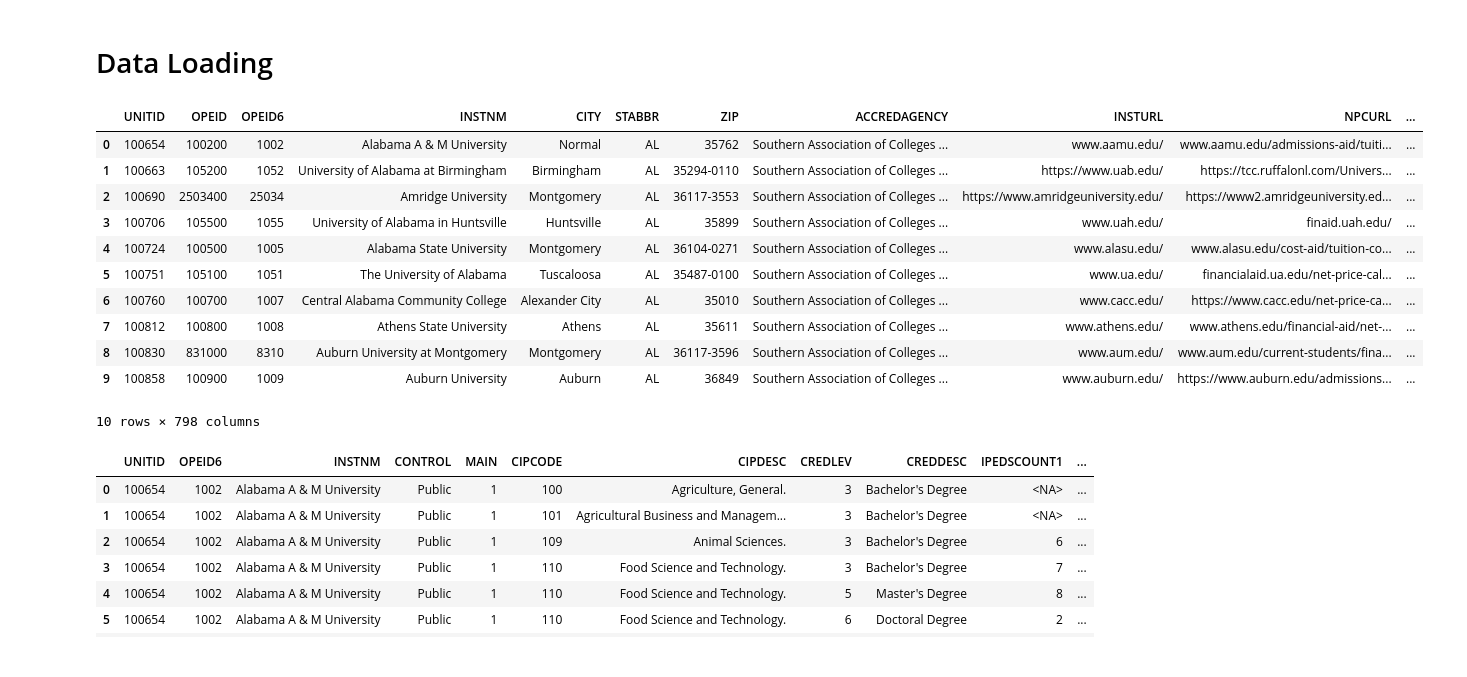
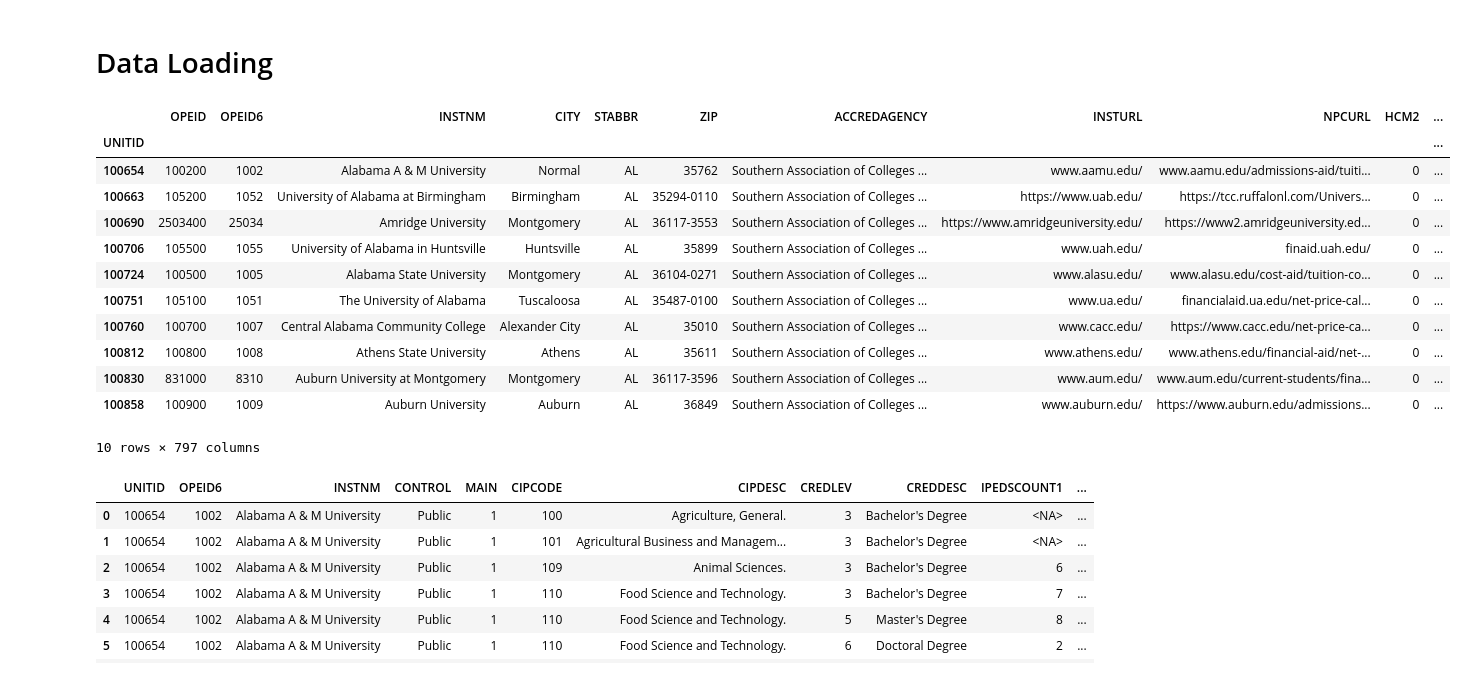
Before and after one commit to pmarshall7516/college-scorecard-analysis, a Jupyter notebook: main.ipynb, the cells around one changed output. Saved outputs shown, nothing was run; the diff lists cells and outputs as text; code cells hidden in the pictures.

```diff
--- a/main.ipynb
+++ b/main.ipynb
@@ -26,26 +26,28 @@ if not zipfile.is_zipfile("data/CollegeScorecard_Raw_Data_09262023.zip"):
 # %%
 # Using Pandas' built-in zip support does not work since our zip file has more than one file
 # archived inside.
-with zipfile.ZipFile("data/CollegeScorecard_Raw_Data_09262023.zip").open(
-        "data/MERGED2021_22_PP.csv") as data_csv:
+with (zipfile.ZipFile("data/CollegeScorecard_Raw_Data_09262023.zip").open(
+        "data/MERGED2021_22_PP.csv") as data_csv):
     college_scorecard_institution = pd.read_csv(data_csv, low_memory=False,
-                                                na_values=("NULL", "PrivacySuppressed")).dropna(
-        axis="columns", how="all").convert_dtypes().astype(
-        {"UNITID": "category", "OPEID6": "category", "OPEID": "category"})
+                                                na_values=("NULL", "PrivacySuppressed"),
+                                                true_values=["1"], false_values=["0"],
+                                                index_col="UNITID").dropna(axis="columns",
+                                                                           how="all").convert_dtypes()
 college_scorecard_institution.head(10)
 # %% [output]
-|  | UNITID | OPEID | OPEID6 | INSTNM | CITY | STABBR | ZIP | ACCREDAGENCY | INSTURL | NPCURL | ... |
-| 0 | 100654 | 100200 | 1002 | Alabama A & M University | Normal | AL | 35762 | Southern Association of Colleges ... | www.aamu.edu/ | www.aamu.edu/admissions-aid/tuiti... | ... |
-| 1 | 100663 | 105200 | 1052 | University of Alabama at Birmingham | Birmingham | AL | 35294-0110 | Southern Association of Colleges ... | https://www.uab.edu/ | https://tcc.ruffalonl.com/Univers... | ... |
-| 2 | 100690 | 2503400 | 25034 | Amridge University | Montgomery | AL | 36117-3553 | Southern Association of Colleges ... | https://www.amridgeuniversity.edu/ | https://www2.amridgeuniversity.ed... | ... |
-| 3 | 100706 | 105500 | 1055 | University of Alabama in Huntsville | Huntsville | AL | 35899 | Southern Association of Colleges ... | www.uah.edu/ | finaid.uah.edu/ | ... |
-| 4 | 100724 | 100500 | 1005 | Alabama State University | Montgomery | AL | 36104-0271 | Southern Association of Colleges ... | www.alasu.edu/ | www.alasu.edu/cost-aid/tuition-co... | ... |
-| 5 | 100751 | 105100 | 1051 | The University of Alabama | Tuscaloosa | AL | 35487-0100 | Southern Association of Colleges ... | www.ua.edu/ | financialaid.ua.edu/net-price-cal... | ... |
-| 6 | 100760 | 100700 | 1007 | Central Alabama Community College | Alexander City | AL | 35010 | Southern Association of Colleges ... | www.cacc.edu/ | https://www.cacc.edu/net-price-ca... | ... |
-| 7 | 100812 | 100800 | 1008 | Athens State University | Athens | AL | 35611 | Southern Association of Colleges ... | www.athens.edu/ | www.athens.edu/financial-aid/net-... | ... |
-| 8 | 100830 | 831000 | 8310 | Auburn University at Montgomery | Montgomery | AL | 36117-3596 | Southern Association of Colleges ... | www.aum.edu/ | www.aum.edu/current-students/fina... | ... |
-| 9 | 100858 | 100900 | 1009 | Auburn University | Auburn | AL | 36849 | Southern Association of Colleges ... | www.auburn.edu/ | https://www.auburn.edu/admissions... | ... |
+|  | OPEID | OPEID6 | INSTNM | CITY | STABBR | ZIP | ACCREDAGENCY | INSTURL | NPCURL | HCM2 | ... |
+| UNITID |  |  |  |  |  |  |  |  |  |  | ... |
+| 100654 | 100200 | 1002 | Alabama A & M University | Normal | AL | 35762 | Southern Association of Colleges ... | www.aamu.edu/ | www.aamu.edu/admissions-aid/tuiti... | 0 | ... |
+| 100663 | 105200 | 1052 | University of Alabama at Birmingham | Birmingham | AL | 35294-0110 | Southern Association of Colleges ... | https://www.uab.edu/ | https://tcc.ruffalonl.com/Univers... | 0 | ... |
+| 100690 | 2503400 | 25034 | Amridge University | Montgomery | AL | 36117-3553 | Southern Association of Colleges ... | https://www.amridgeuniversity.edu/ | https://www2.amridgeuniversity.ed... | 0 | ... |
+| 100706 | 105500 | 1055 | University of Alabama in Huntsville | Huntsville | AL | 35899 | Southern Association of Colleges ... | www.uah.edu/ | finaid.uah.edu/ | 0 | ... |
+| 100724 | 100500 | 1005 | Alabama State University | Montgomery | AL | 36104-0271 | Southern Association of Colleges ... | www.alasu.edu/ | www.alasu.edu/cost-aid/tuition-co... | 0 | ... |
+| 100751 | 105100 | 1051 | The University of Alabama | Tuscaloosa | AL | 35487-0100 | Southern Association of Colleges ... | www.ua.edu/ | financialaid.ua.edu/net-price-cal... | 0 | ... |
+| 100760 | 100700 | 1007 | Central Alabama Community College | Alexander City | AL | 35010 | Southern Association of Colleges ... | www.cacc.edu/ | https://www.cacc.edu/net-price-ca... | 0 | ... |
+| 100812 | 100800 | 1008 | Athens State University | Athens | AL | 35611 | Southern Association of Colleges ... | www.athens.edu/ | www.athens.edu/financial-aid/net-... | 0 | ... |
+| 100830 | 831000 | 8310 | Auburn University at Montgomery | Montgomery | AL | 36117-3596 | Southern Association of Colleges ... | www.aum.edu/ | www.aum.edu/current-students/fina... | 0 | ... |
+| 100858 | 100900 | 1009 | Auburn University | Auburn | AL | 36849 | Southern Association of Colleges ... | www.auburn.edu/ | https://www.auburn.edu/admissions... | 0 | ... |
-10 rows × 798 columns
+10 rows × 797 columns
 # %%
 # Using Pandas' built-in zip support does not work since our zip file has more than one file
 # archived inside.
```
Also changed, not shown: parts of 8 cells of this notebook.
